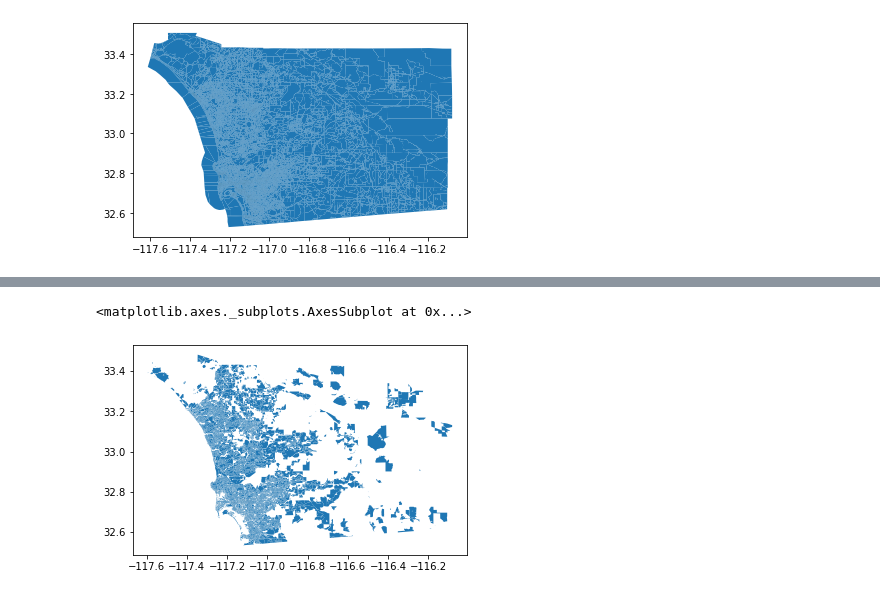
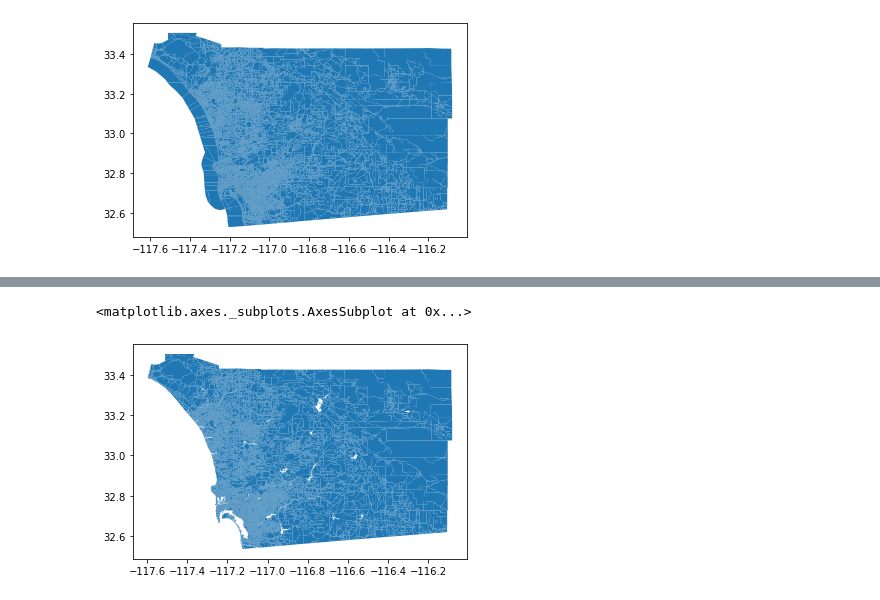
Before and after one commit to AnGWar26/Regional-Employment-Clusters, a Jupyter notebook: LEHD_DataRead.ipynb, the cells around one changed output, grey strips where cells are left out. Cells and saved outputs as stored; diff of their text form; code cells hidden in the pictures.

```diff
--- a/LEHD_DataRead.ipynb
+++ b/LEHD_DataRead.ipynb
@@ -63,4 +67,11 @@ sd_blocks.plot()
 # rename column for join
 lehd_df.rename(columns={'w_geocode': 'GEOID10'}, inplace=True)
 # merge geodataframe and dataframe on common variable
-SDlehd_tracts = sd_blocks.merge(lehd_df, on='GEOID10')
+SDlehd_blocks = sd_blocks.merge(lehd_df, how='left', on='GEOID10')
+# %%
+#Get rid of many unneeded columns/rows
+SDlehd_blocks.drop(['INTPTLON10','INTPTLAT10','COUNTYFP10','STATEFP10','NAME10','TRACTCE10','BLOCKCE10','MTFCC10','FUNCSTAT10','UR10','AWATER10','UACE10','UATYP10','createdate'], axis=1, inplace=True)
+SDlehd_blocks.fillna(0,inplace=True)
+#Remove any blocks where there is no land area, no jobs there so why would we care about them?
+SDlehd_blocks = SDlehd_blocks[SDlehd_blocks.ALAND10 != 0]
+SDlehd_blocks
@@ -67,5 +92,5 @@ SDlehd_tracts = sd_blocks.merge(lehd_df, on='GEOID10')
 # %%
-SDlehd_tracts.plot()
+SDlehd_blocks.plot()
 # %% [output]
 <matplotlib.axes._subplots.AxesSubplot at 0x...>
-[figure, old version]
+[figure, new version]
```
Also changed, not shown: parts of 8 cells of this notebook.
